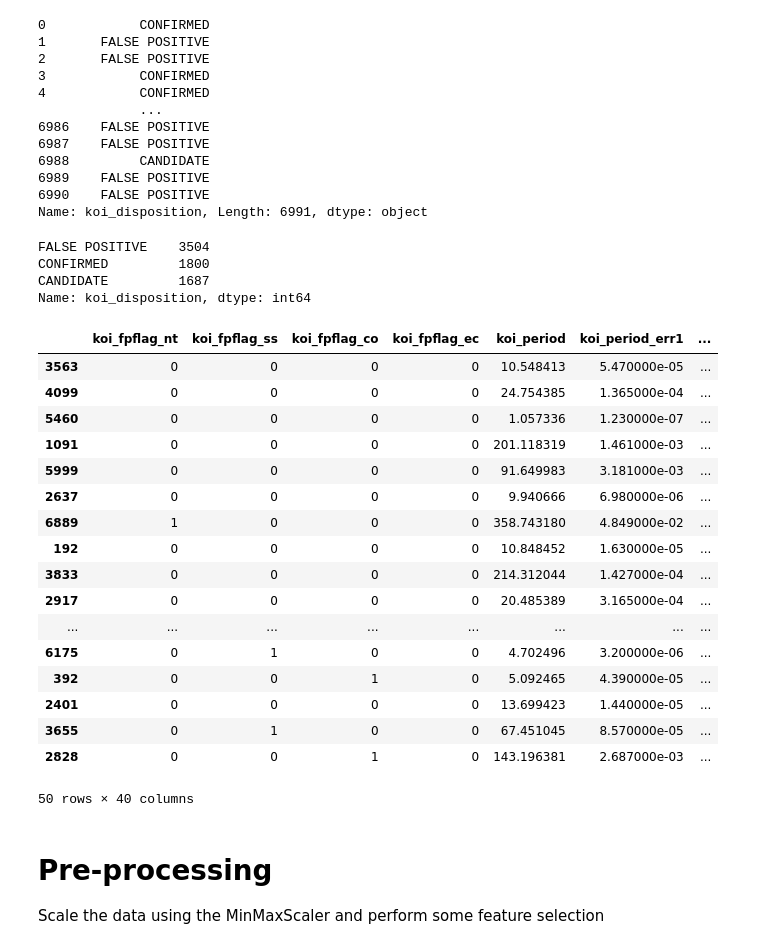
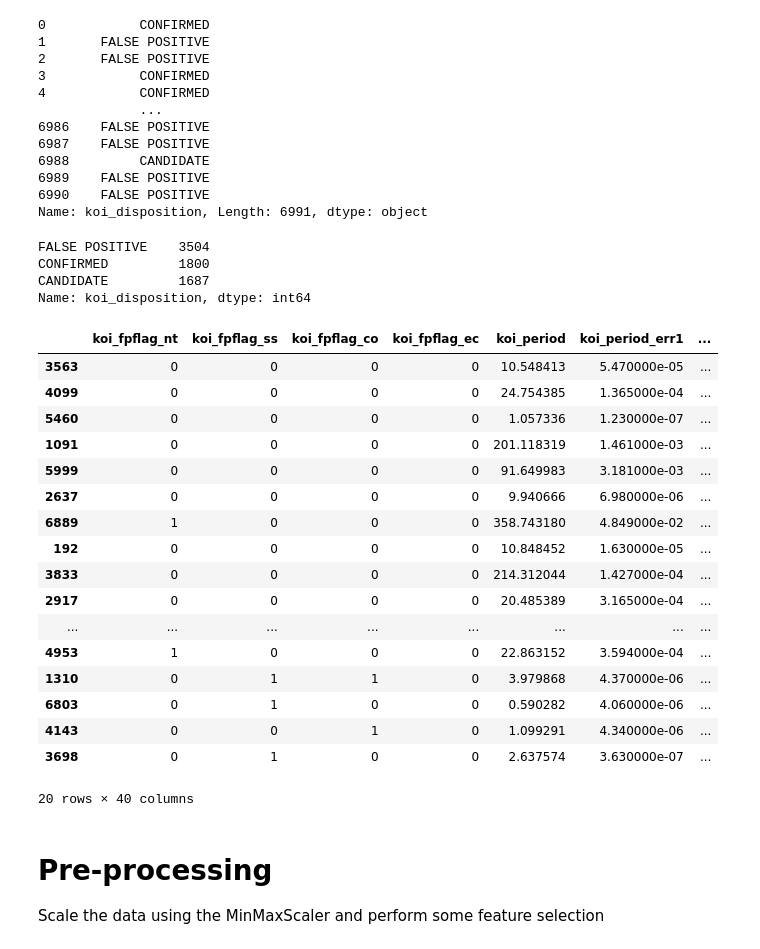
Before and after one commit to ic17rey/machine-learning-challenge, a Jupyter notebook: model_1.ipynb, the cells around one changed output. Saved outputs shown, nothing was run; the diff lists cells and outputs as text; code cells hidden in the pictures.

```diff
--- a/model_1.ipynb
+++ b/model_1.ipynb
@@ -86,11 +86,12 @@ y
 6989    FALSE POSITIVE
 6990    FALSE POSITIVE
 Name: koi_disposition, Length: 6991, dtype: object
-# %%
-y.value_counts()
-# %% [output]
-FALSE POSITIVE    3504
-CONFIRMED         1800
-CANDIDATE         1687
-Name: koi_disposition, dtype: int64
+# %%
+# View how the breakout looks for y in the data
+y.value_counts()
+# %% [output]
+FALSE POSITIVE    3504
+CONFIRMED         1800
+CANDIDATE         1687
+Name: koi_disposition, dtype: int64
 # %%
@@ -98,26 +100,26 @@ from sklearn.model_selection import train_test_split
 # %%
 X_train, X_test, y_train, y_test = train_test_split(X, y, random_state=1)
 # %%
-X_train.head(50)
+X_train.head(20)
 # %% [output]
 |  | koi_fpflag_nt | koi_fpflag_ss | koi_fpflag_co | koi_fpflag_ec | koi_period | koi_period_err1 | ... |
 | 3563 | 0 | 0 | 0 | 0 | 10.548413 | 5.470000e-05 | ... |
 | 4099 | 0 | 0 | 0 | 0 | 24.754385 | 1.365000e-04 | ... |
 | 5460 | 0 | 0 | 0 | 0 | 1.057336 | 1.230000e-07 | ... |
 | 1091 | 0 | 0 | 0 | 0 | 201.118319 | 1.461000e-03 | ... |
 | 5999 | 0 | 0 | 0 | 0 | 91.649983 | 3.181000e-03 | ... |
 | 2637 | 0 | 0 | 0 | 0 | 9.940666 | 6.980000e-06 | ... |
 | 6889 | 1 | 0 | 0 | 0 | 358.743180 | 4.849000e-02 | ... |
 | 192 | 0 | 0 | 0 | 0 | 10.848452 | 1.630000e-05 | ... |
 | 3833 | 0 | 0 | 0 | 0 | 214.312044 | 1.427000e-04 | ... |
 | 2917 | 0 | 0 | 0 | 0 | 20.485389 | 3.165000e-04 | ... |
 | ... | ... | ... | ... | ... | ... | ... | ... |
-| 6175 | 0 | 1 | 0 | 0 | 4.702496 | 3.200000e-06 | ... |
-| 392 | 0 | 0 | 1 | 0 | 5.092465 | 4.390000e-05 | ... |
-| 2401 | 0 | 0 | 0 | 0 | 13.699423 | 1.440000e-05 | ... |
-| 3655 | 0 | 1 | 0 | 0 | 67.451045 | 8.570000e-05 | ... |
-| 2828 | 0 | 0 | 1 | 0 | 143.196381 | 2.687000e-03 | ... |
+| 4953 | 1 | 0 | 0 | 0 | 22.863152 | 3.594000e-04 | ... |
+| 1310 | 0 | 1 | 1 | 0 | 3.979868 | 4.370000e-06 | ... |
+| 6803 | 0 | 1 | 0 | 0 | 0.590282 | 4.060000e-06 | ... |
+| 4143 | 0 | 0 | 1 | 0 | 1.099291 | 4.340000e-06 | ... |
+| 3698 | 0 | 1 | 0 | 0 | 2.637574 | 3.630000e-07 | ... |
-50 rows × 40 columns
+20 rows × 40 columns
 # %% [markdown]
 # Pre-processing
 
```
Also changed, not shown: parts of 12 cells of this notebook, 2 other files.
